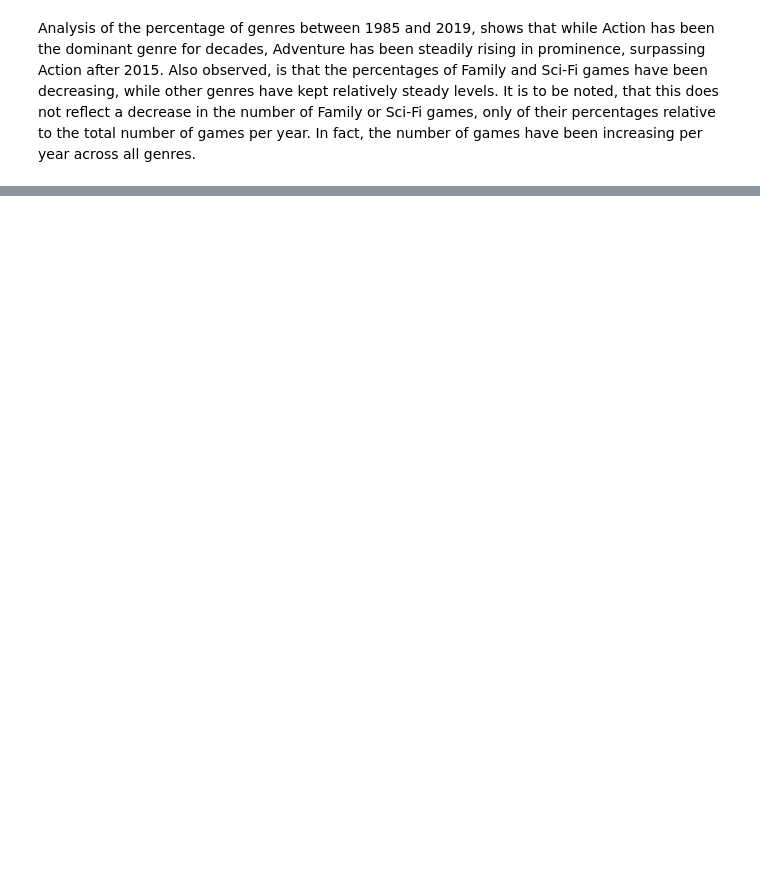
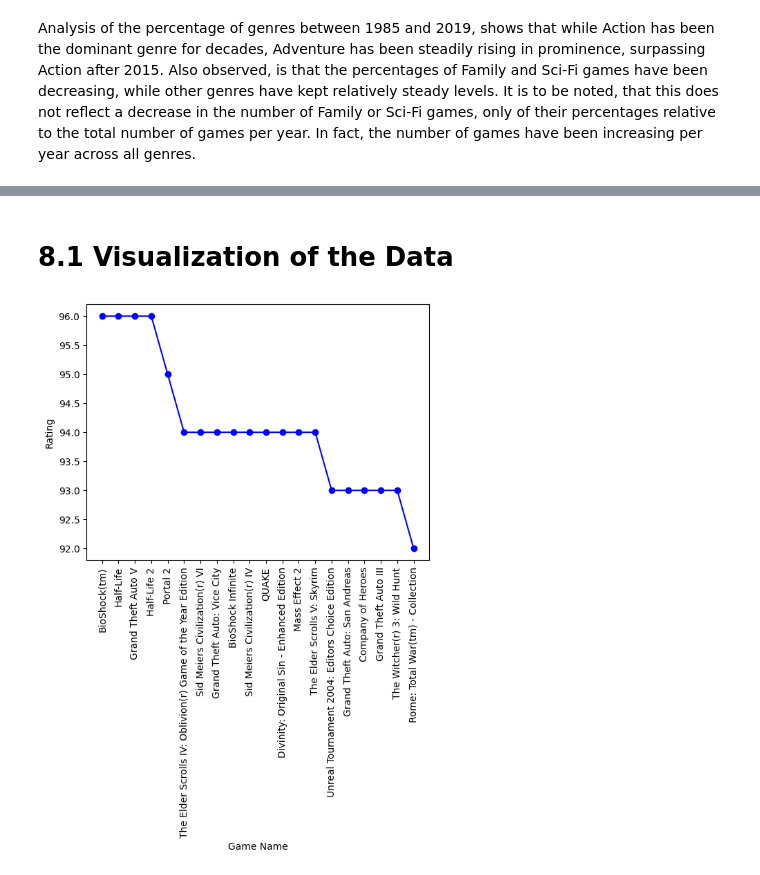
Before and after one commit to nardyjh/Project1-Group7, a Jupyter notebook: project1_Group7_game.ipynb, the cells around one changed output, grey strips where cells are left out. Drawn from its saved outputs; the diff is of its cells as text; code cells hidden in the pictures; blank space fills up the shorter version.

```diff
--- a/project1_Group7_game.ipynb
+++ b/project1_Group7_game.ipynb
@@ -583,0 +890,5 @@ Also observed, is that the percentages of Family and Sci-Fi games have been decr
+# %%
+#output of cleaned Data frame
+Top20_Meta=cleaned_T20.sort_values(by="MetacriticRating",ascending=False)
+# %%
+Top20_Meta=Top20_Meta.reset_index()
@@ -583,0 +914,19 @@ Also observed, is that the percentages of Family and Sci-Fi games have been decr
+# %%
+#Extract Top 20 from the data set
+data_list=[]
+count=0
+for index,row in Top20_Meta.iterrows():
+
+    if count<20:
+        gameName=row["GameName"]
+        MetaRanking=row["MetacriticRating"]
+        data_list.append((gameName,MetaRanking))
+        count +=1
+    else:
+        break
+# %%
+# create Data Frame of the extraced Data
+catagorized20=pd.DataFrame(data_list,columns=["gameName","gameRating"])
+catagorized20=catagorized20.sort_values(by="gameRating",ascending=False)
+Top20_M=catagorized20.reset_index()
+Top20_M
@@ -583,0 +973,14 @@ Also observed, is that the percentages of Family and Sci-Fi games have been decr
+# %% [markdown]
+# 8.1 Visualization of the Data
+# %%
+# visualize the Games Rating
+x_cl=Top20_M["gameName"]
+y_cl=Top20_M["gameRating"]
+plt.plot(x_cl,y_cl,color="blue",marker="o")
+plt.xticks(rotation=90)
+plt.xlabel("Game Name")
+plt.ylabel("Rating")
+
+plt.show()
+# %% [output]
+[figure, added]
```
Also changed, not shown: parts of 103 cells of this notebook.
